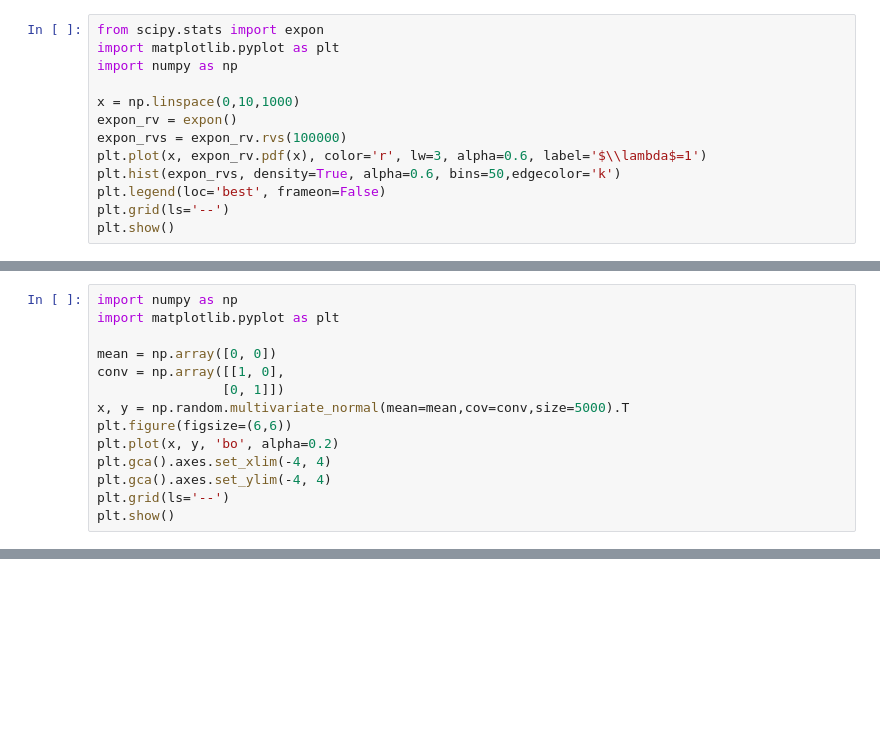
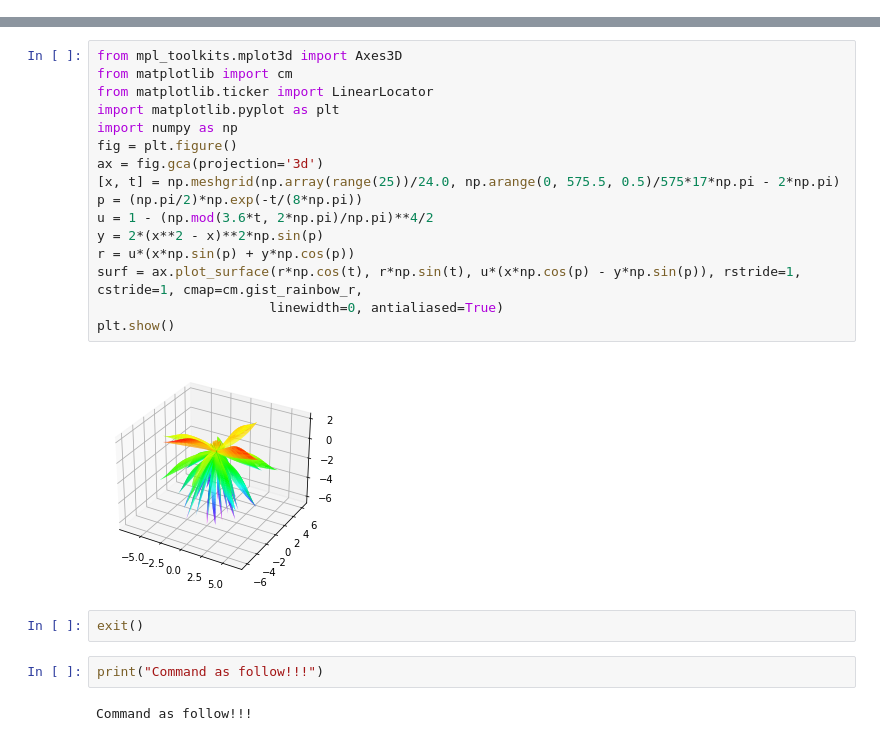
Before and after one commit to XuJ1E/HomeWork, a Jupyter notebook: demo.ipynb, the cells around one changed output, grey strips where cells are left out. Saved outputs shown, nothing was run; the diff lists cells and outputs as text; blank space fills up the shorter version.

```diff
--- a/demo.ipynb
+++ b/demo.ipynb
@@ -223,13 +0,0 @@ plt.show()
-# %%
-from scipy.stats import expon
-import matplotlib.pyplot as plt
-import numpy as np
-
-x = np.linspace(0,10,1000)
-expon_rv = expon()
-expon_rvs = expon_rv.rvs(100000)
-plt.plot(x, expon_rv.pdf(x), color='r', lw=3, alpha=0.6, label='$\\lambda$=1')
-plt.hist(expon_rvs, density=True, alpha=0.6, bins=50,edgecolor='k')
-plt.legend(loc='best', frameon=False)
-plt.grid(ls='--')
-plt.show()
@@ -238,14 +0,0 @@ plt.show()
-# %%
-import numpy as np
-import matplotlib.pyplot as plt
-
-mean = np.array([0, 0])
-conv = np.array([[1, 0],
-                [0, 1]])
-x, y = np.random.multivariate_normal(mean=mean,cov=conv,size=5000).T
-plt.figure(figsize=(6,6))
-plt.plot(x, y, 'bo', alpha=0.2)
-plt.gca().axes.set_xlim(-4, 4)
-plt.gca().axes.set_ylim(-4, 4)
-plt.grid(ls='--')
-plt.show()
@@ -413,0 +43,24 @@ plt.show()
+# %%
+from mpl_toolkits.mplot3d import Axes3D
+from matplotlib import cm
+from matplotlib.ticker import LinearLocator
+import matplotlib.pyplot as plt
+import numpy as np
+fig = plt.figure()
+ax = fig.gca(projection='3d')
+[x, t] = np.meshgrid(np.array(range(25))/24.0, np.arange(0, 575.5, 0.5)/575*17*np.pi - 2*np.pi)
+p = (np.pi/2)*np.exp(-t/(8*np.pi))
+u = 1 - (np.mod(3.6*t, 2*np.pi)/np.pi)**4/2
+y = 2*(x**2 - x)**2*np.sin(p)
+r = u*(x*np.sin(p) + y*np.cos(p))
+surf = ax.plot_surface(r*np.cos(t), r*np.sin(t), u*(x*np.cos(p) - y*np.sin(p)), rstride=1, cstride=1, cmap=cm.gist_rainbow_r,
+                      linewidth=0, antialiased=True)
+plt.show()
+# %% [output]
+[figure, added]
+# %%
+exit()
+# %%
+print("Command as follow!!!")
+# %% [output]
+Command as follow!!!
```
Also changed, not shown: parts of 34 cells of this notebook, 9 other files.
